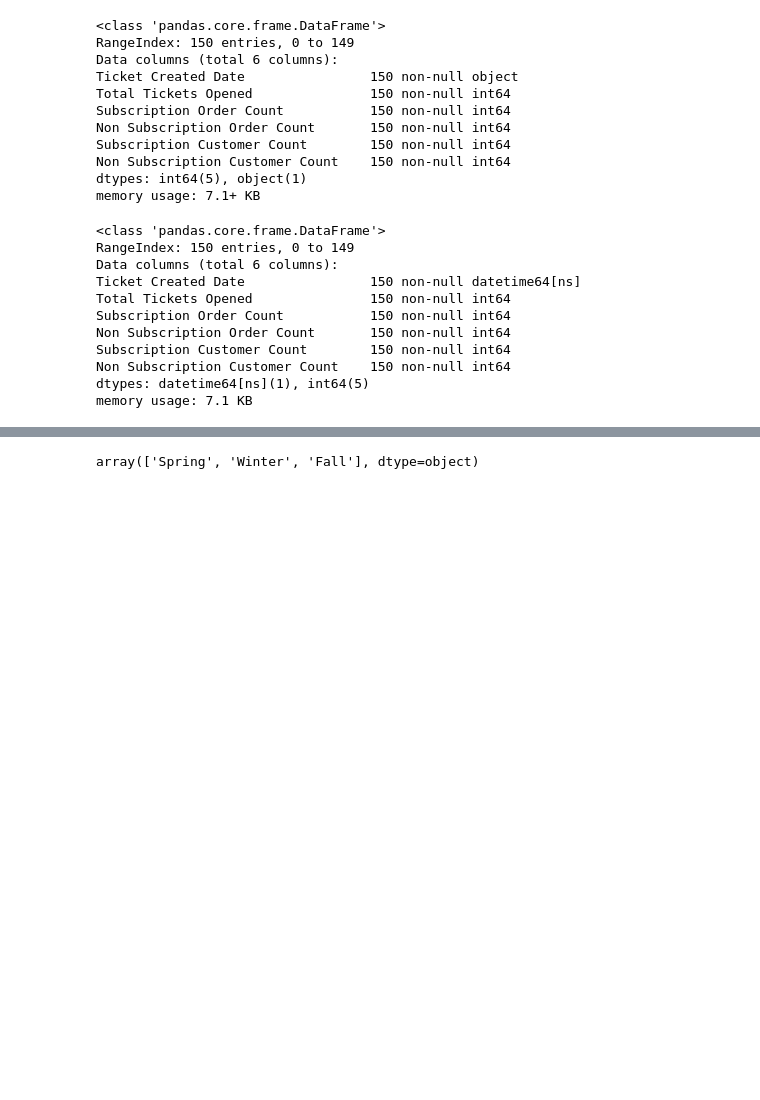
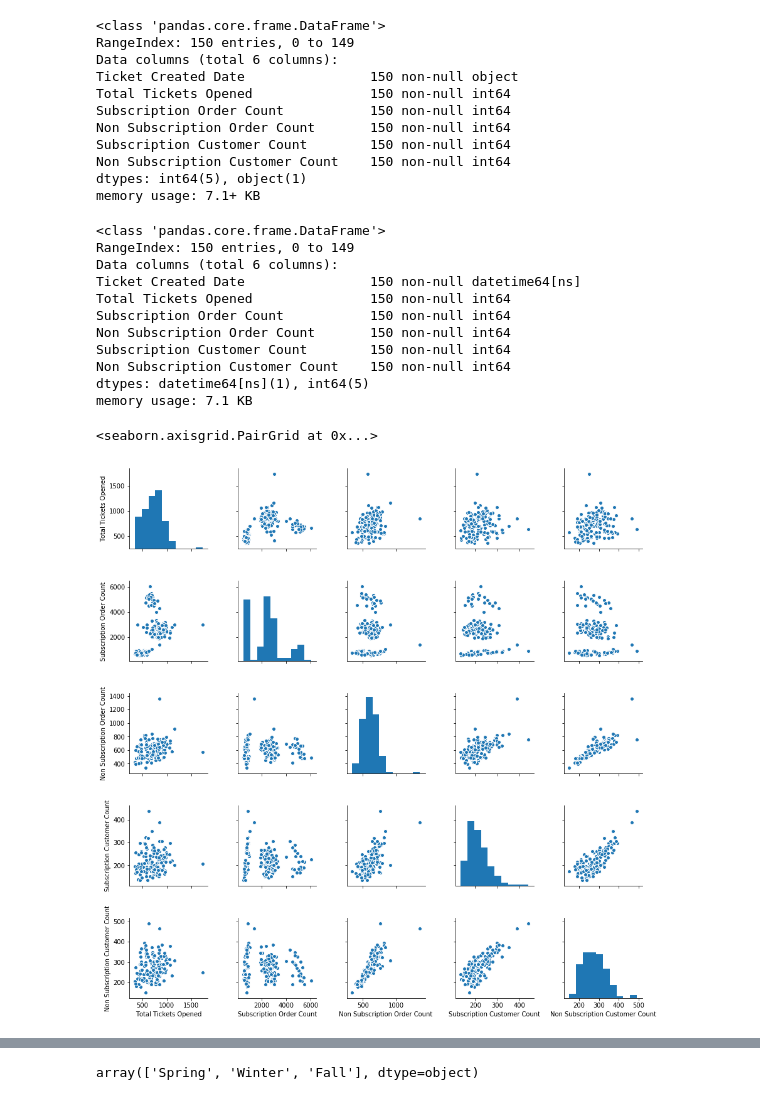
Before and after one commit to brianjinkim/Assorted, a Jupyter notebook: MR.ipynb, the cells around one changed output, grey strips where cells are left out. Cells and saved outputs as stored; diff of their text form; code cells hidden in the pictures; blank space fills up the shorter version.

```diff
--- a/MR.ipynb
+++ b/MR.ipynb
@@ -63,3 +63,8 @@ Subscription Customer Count        150 non-null int64
 Non Subscription Customer Count    150 non-null int64
 dtypes: datetime64[ns](1), int64(5)
 memory usage: 7.1 KB
+# %%
+sns.pairplot(df)
+# %% [output]
+<seaborn.axisgrid.PairGrid at 0x...>
+[figure, added]
```
Also changed, not shown: parts of 22 cells of this notebook, 3 other files.
